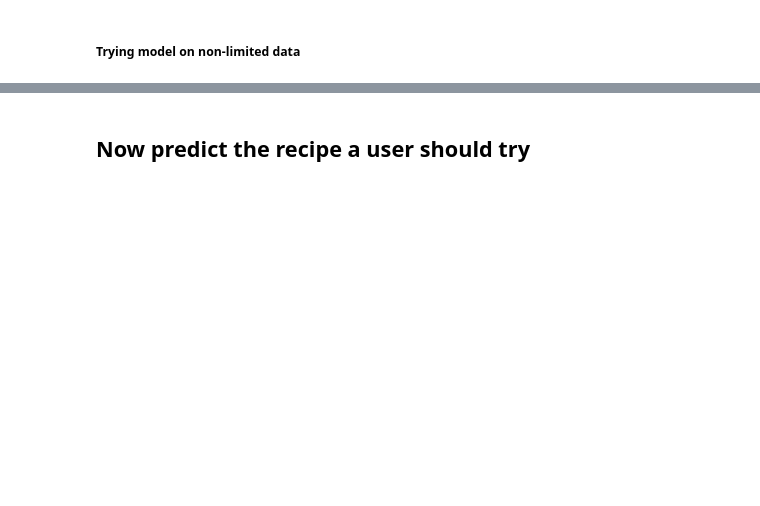
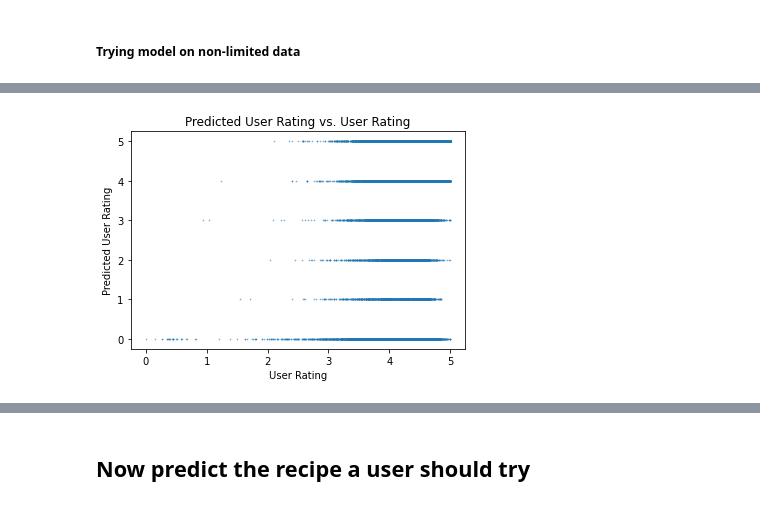
Before and after one commit to evajason/find_me_a_recipe, a Jupyter notebook: Jared's SVD model.ipynb, the cells around one changed output, grey strips where cells are left out. Cells and saved outputs as stored; diff of their text form; code cells hidden in the pictures; blank space fills up the shorter version.

Commit message:
add boxplots and scatter plot for predictions vs. real values

```diff
--- a/Jared's SVD model.ipynb
+++ b/Jared's SVD model.ipynb
@@ -304,0 +307,15 @@ MSE: 1.3608
+# %%
+import matplotlib.pyplot as plt
+import pandas as pd
+
+d = {'r_ui': [p.r_ui for p in predictions], 'est': [p.est for p in predictions], "iid":[p.iid for p in predictions], "uid":[p.uid for p in predictions]}
+df = pd.DataFrame(data=d)
+# %%
+diff = [e-r for e,r in zip(est,r_ui)]
+plt.scatter(d['est'], d['r_ui'], alpha=0.5, marker=".", s=2)
+plt.ylabel('Predicted User Rating')
+plt.xlabel('User Rating')
+plt.title("Predicted User Rating vs. User Rating")
+plt.savefig('Predicted_User_Rating_vs.User_Rating.png',bbox_inches="tight")
+# %% [output]
+[figure, added]
```
Also changed, not shown: parts of 12 cells of this notebook.
